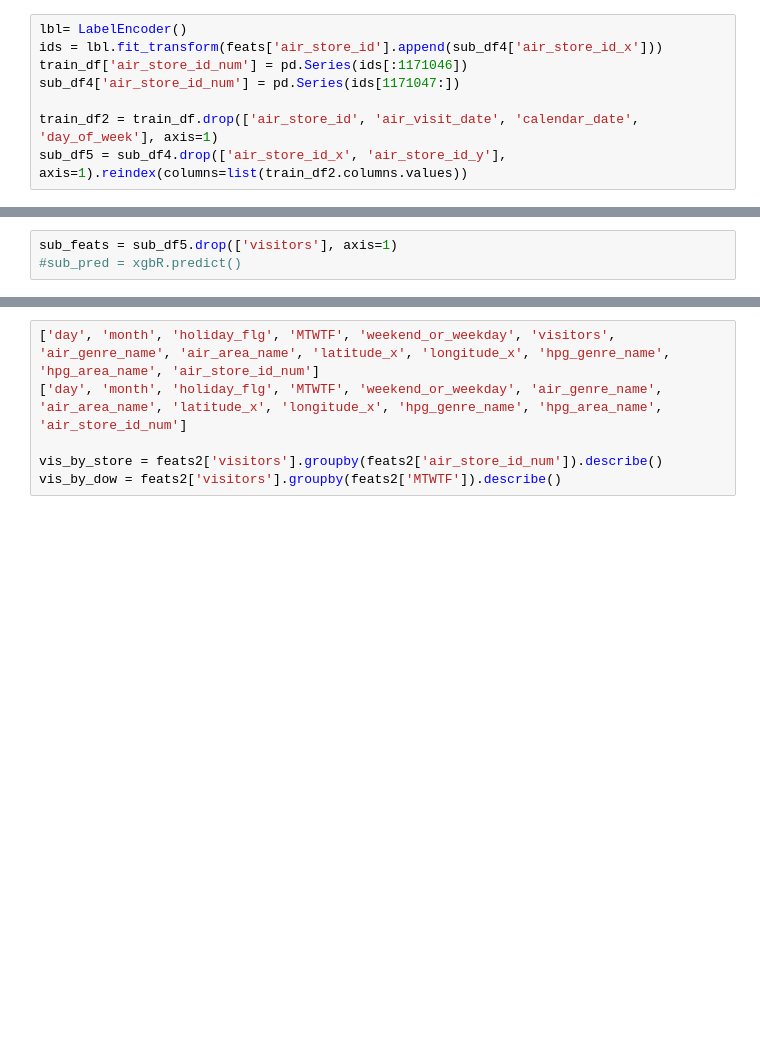
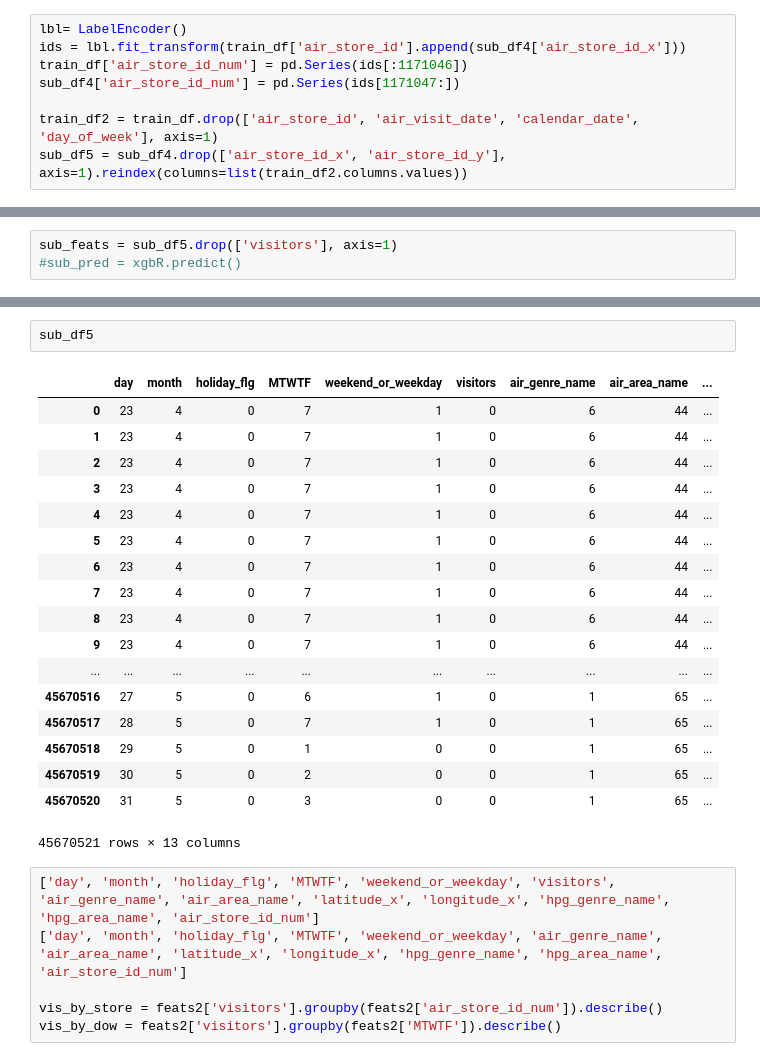
Before and after one commit to jmt7080/Forecasting_visitors, a Jupyter notebook: restaurant_notebook.ipynb, the cells around one changed output, grey strips where cells are left out. Saved outputs shown, nothing was run; the diff lists cells and outputs as text; blank space fills up the shorter version.

```diff
--- a/restaurant_notebook.ipynb
+++ b/restaurant_notebook.ipynb
@@ -197,7 +197,7 @@ train_df = pd.concat([datetime_df2, combined_visitors, categorical_df], axis=1)
 ### Encode all air_store_id together, drop unneeded columns
 # %%
 lbl= LabelEncoder()
-ids = lbl.fit_transform(feats['air_store_id'].append(sub_df4['air_store_id_x']))
+ids = lbl.fit_transform(train_df['air_store_id'].append(sub_df4['air_store_id_x']))
 train_df['air_store_id_num'] = pd.Series(ids[:1171046])
 sub_df4['air_store_id_num'] = pd.Series(ids[1171047:])
 
@@ -293,3 +348,24 @@ OSError: [WinError -529697949] Windows Error 0xe06d7363
+# %%
+sub_df5
+# %% [output]
+|  | day | month | holiday_flg | MTWTF | weekend_or_weekday | visitors | air_genre_name | air_area_name | ... |
+| 0 | 23 | 4 | 0 | 7 | 1 | 0 | 6 | 44 | ... |
+| 1 | 23 | 4 | 0 | 7 | 1 | 0 | 6 | 44 | ... |
+| 2 | 23 | 4 | 0 | 7 | 1 | 0 | 6 | 44 | ... |
+| 3 | 23 | 4 | 0 | 7 | 1 | 0 | 6 | 44 | ... |
+| 4 | 23 | 4 | 0 | 7 | 1 | 0 | 6 | 44 | ... |
+| 5 | 23 | 4 | 0 | 7 | 1 | 0 | 6 | 44 | ... |
+| 6 | 23 | 4 | 0 | 7 | 1 | 0 | 6 | 44 | ... |
+| 7 | 23 | 4 | 0 | 7 | 1 | 0 | 6 | 44 | ... |
+| 8 | 23 | 4 | 0 | 7 | 1 | 0 | 6 | 44 | ... |
+| 9 | 23 | 4 | 0 | 7 | 1 | 0 | 6 | 44 | ... |
+| ... | ... | ... | ... | ... | ... | ... | ... | ... | ... |
+| 45670516 | 27 | 5 | 0 | 6 | 1 | 0 | 1 | 65 | ... |
+| 45670517 | 28 | 5 | 0 | 7 | 1 | 0 | 1 | 65 | ... |
+| 45670518 | 29 | 5 | 0 | 1 | 0 | 0 | 1 | 65 | ... |
+| 45670519 | 30 | 5 | 0 | 2 | 0 | 0 | 1 | 65 | ... |
+| 45670520 | 31 | 5 | 0 | 3 | 0 | 0 | 1 | 65 | ... |
+45670521 rows × 13 columns
 # %%
 ['day', 'month', 'holiday_flg', 'MTWTF', 'weekend_or_weekday', 'visitors', 'air_genre_name', 'air_area_name', 'latitude_x', 'longitude_x', 'hpg_genre_name', 'hpg_area_name', 'air_store_id_num']
 ['day', 'month', 'holiday_flg', 'MTWTF', 'weekend_or_weekday', 'air_genre_name', 'air_area_name', 'latitude_x', 'longitude_x', 'hpg_genre_name', 'hpg_area_name', 'air_store_id_num']
```
Also changed, not shown: parts of 6 cells of this notebook.
